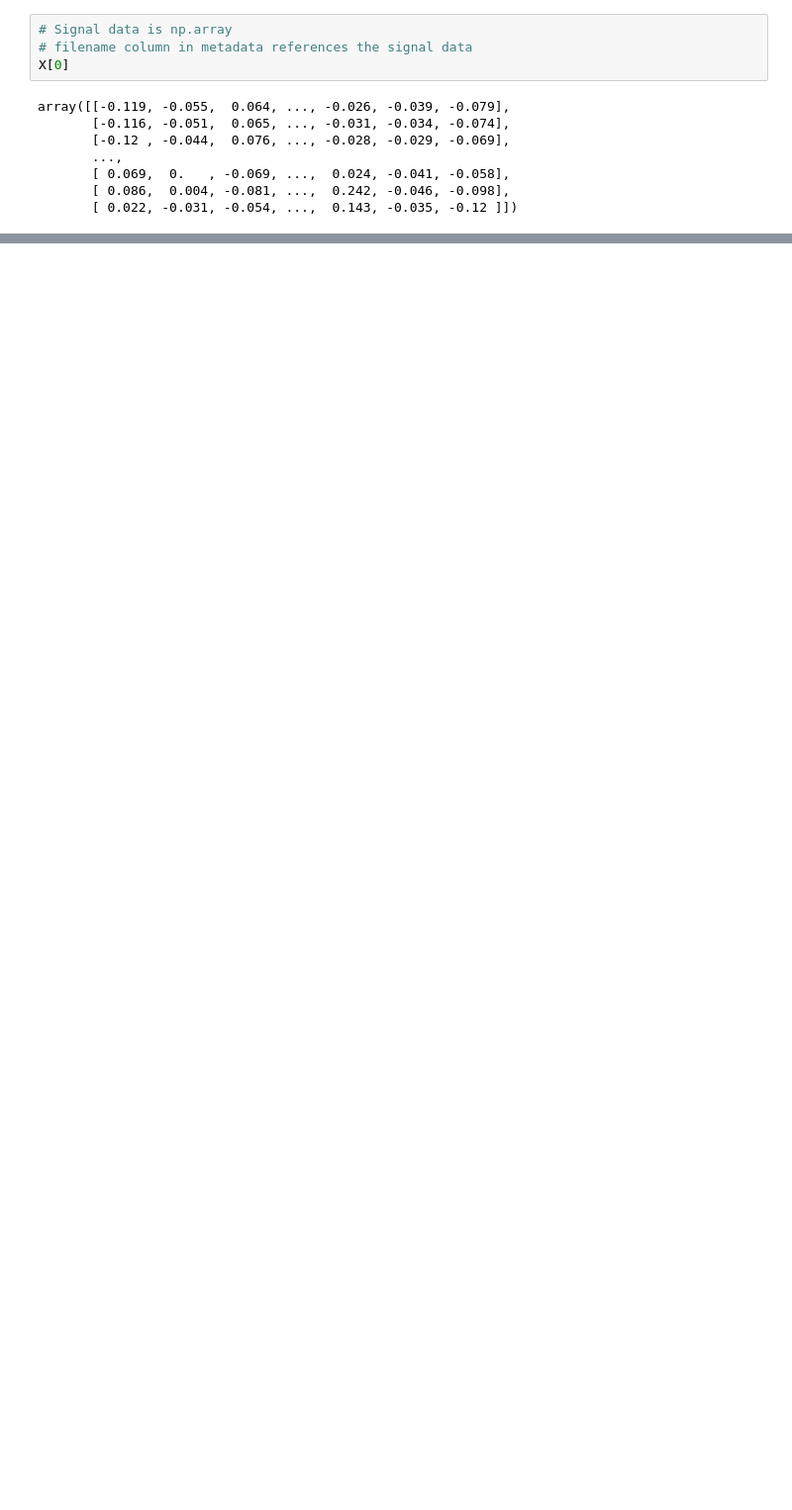
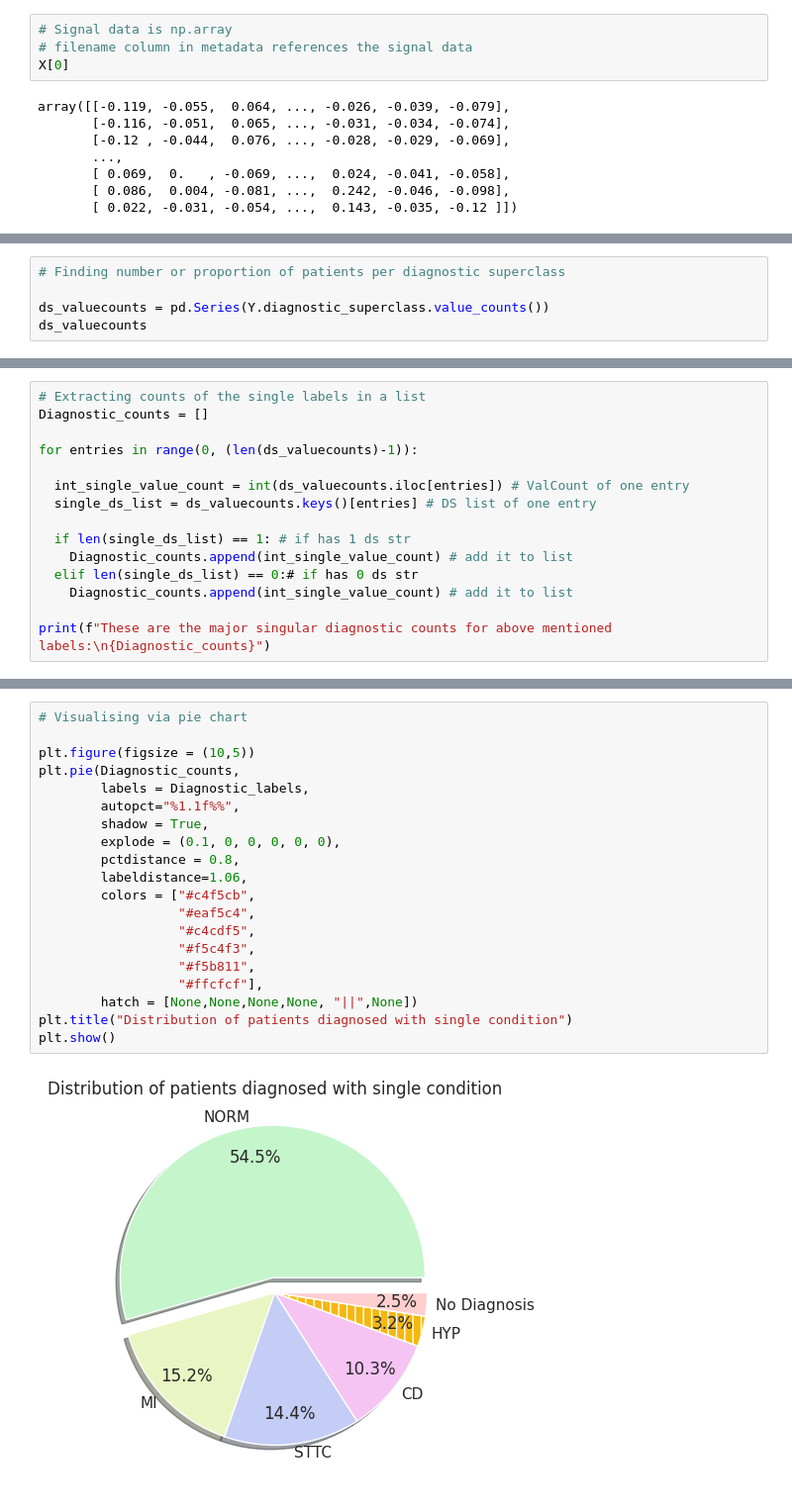
Before and after one commit to Praaathaamesh/DL-API-Management, a Jupyter notebook: Config/CDSS_DL_EDA.ipynb, the cells around one changed output, grey strips where cells are left out. Shown at 99% size. Cells and saved outputs as stored; diff of their text form; blank space fills up the shorter version.

```diff
--- a/Config/CDSS_DL_EDA.ipynb
+++ b/Config/CDSS_DL_EDA.ipynb
@@ -173,0 +309,5 @@ Total of 157 have 4 diagnostic superclass(es)
+# %%
+# Finding number or proportion of patients per diagnostic superclass
+
+ds_valuecounts = pd.Series(Y.diagnostic_superclass.value_counts())
+ds_valuecounts
@@ -173,0 +348,15 @@ Total of 157 have 4 diagnostic superclass(es)
+# %%
+# Extracting counts of the single labels in a list
+Diagnostic_counts = []
+
+for entries in range(0, (len(ds_valuecounts)-1)):
+
+  int_single_value_count = int(ds_valuecounts.iloc[entries]) # ValCount of one entry
+  single_ds_list = ds_valuecounts.keys()[entries] # DS list of one entry
+
+  if len(single_ds_list) == 1: # if has 1 ds str
+    Diagnostic_counts.append(int_single_value_count) # add it to list
+  elif len(single_ds_list) == 0:# if has 0 ds str
+    Diagnostic_counts.append(int_single_value_count) # add it to list
+
+print(f"These are the major singular diagnostic counts for above mentioned labels:\n{Diagnostic_counts}")
@@ -173,0 +366,22 @@ Total of 157 have 4 diagnostic superclass(es)
+# %%
+# Visualising via pie chart
+
+plt.figure(figsize = (10,5))
+plt.pie(Diagnostic_counts,
+        labels = Diagnostic_labels,
+        autopct="%1.1f%%",
+        shadow = True,
+        explode = (0.1, 0, 0, 0, 0, 0),
+        pctdistance = 0.8,
+        labeldistance=1.06,
+        colors = ["#c4f5cb",
+                  "#eaf5c4",
+                  "#c4cdf5",
+                  "#f5c4f3",
+                  "#f5b811",
+                  "#ffcfcf"],
+        hatch = [None,None,None,None, "||",None])
+plt.title("Distribution of patients diagnosed with single condition")
+plt.show()
+# %% [output]
+[figure, added]
```
Also changed, not shown: parts of 67 cells of this notebook.
